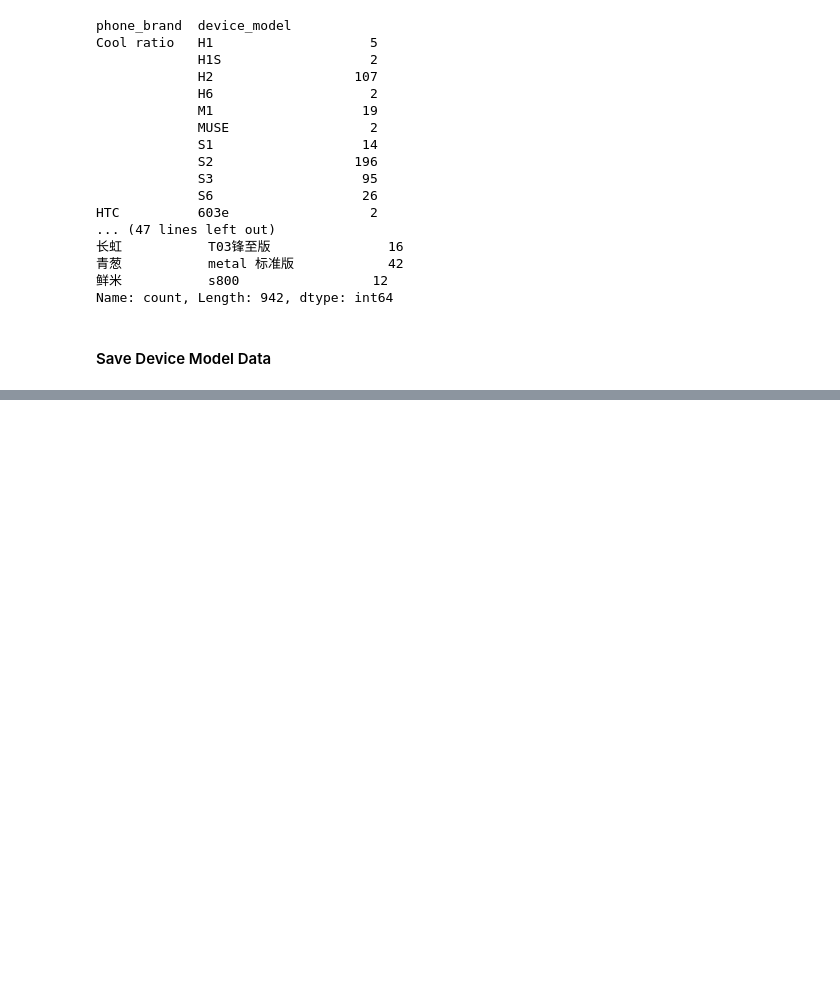
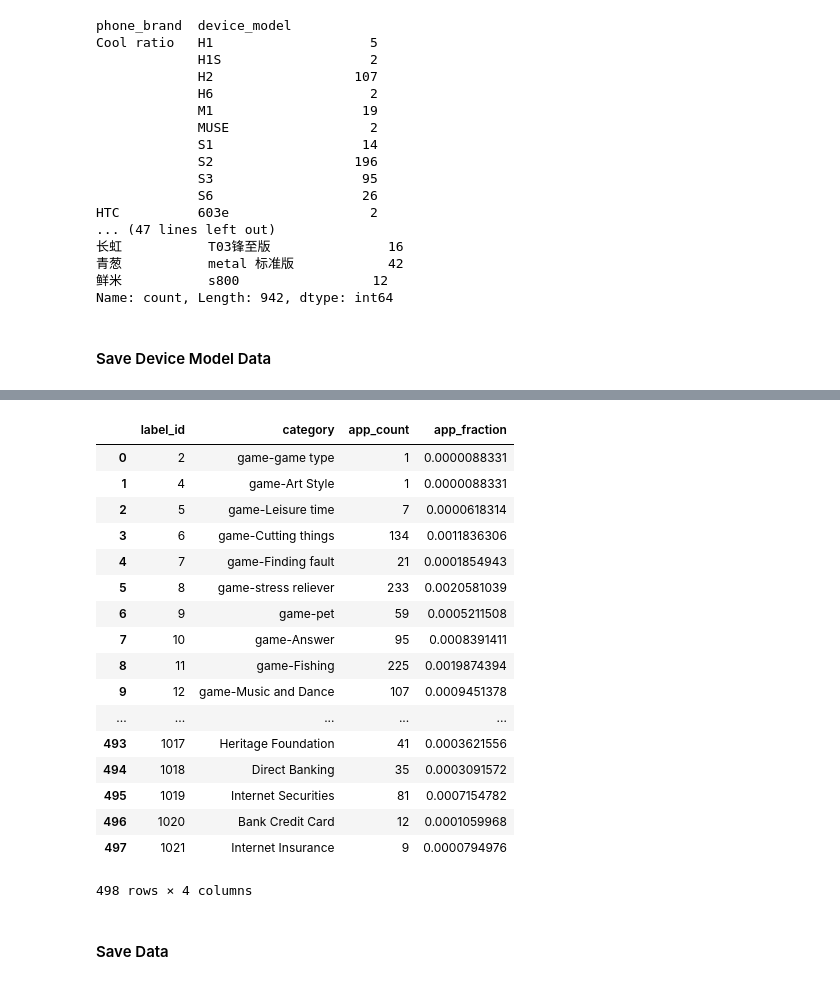
Before and after one commit to wlee0515/Application_Criteria_Generator, a Jupyter notebook: Application_Criteria_Generator/Code/DataPrep/Data Wrangling & Cleaning.ipynb, the cells around one changed output, grey strips where cells are left out. Saved outputs shown, nothing was run; the diff lists cells and outputs as text; code cells hidden in the pictures; blank space fills up the shorter version.

Commit message:
Added count for number of apps per label

```diff
--- a/Application_Criteria_Generator/Code/DataPrep/Data Wrangling & Cleaning.ipynb
+++ b/Application_Criteria_Generator/Code/DataPrep/Data Wrangling & Cleaning.ipynb
@@ -825,0 +828,9 @@ df_phone_list.to_csv('../../Data/Processed/device_model_count.csv', index=True,
+# %%
+df_app_per_label = df_app_label.copy()
+df_app_per_label = df_app_per_label.merge(df_label_categories, on="label_id", how="left")
+df_app_per_label = df_app_per_label.drop("app_id", axis=1)
+df_app_per_label["app_count"] = 1
+df_app_per_label = df_app_per_label.groupby(["label_id", "category"])["app_count"].sum()
+df_app_per_label.columns = ["app_count"]
+df_app_per_label = df_app_per_label.reset_index()
+df_app_per_label
@@ -825,0 +856,28 @@ df_phone_list.to_csv('../../Data/Processed/device_model_count.csv', index=True,
+# %%
+# convert sientific notation to decimals
+pd.set_option("display.float_format", lambda x:"%.10f" % x)
+
+number_of_apps = df_app_label["app_id"].nunique()
+df_app_per_label["app_fraction"] = df_app_per_label["app_count"].apply(lambda x : x / number_of_apps)
+df_app_per_label
+# %% [output]
+|  | label_id | category | app_count | app_fraction |
+| 0 | 2 | game-game type | 1 | 0.0000088331 |
+| 1 | 4 | game-Art Style | 1 | 0.0000088331 |
+| 2 | 5 | game-Leisure time | 7 | 0.0000618314 |
+| 3 | 6 | game-Cutting things | 134 | 0.0011836306 |
+| 4 | 7 | game-Finding fault | 21 | 0.0001854943 |
+| 5 | 8 | game-stress reliever | 233 | 0.0020581039 |
+| 6 | 9 | game-pet | 59 | 0.0005211508 |
+| 7 | 10 | game-Answer | 95 | 0.0008391411 |
+| 8 | 11 | game-Fishing | 225 | 0.0019874394 |
+| 9 | 12 | game-Music and Dance | 107 | 0.0009451378 |
+| ... | ... | ... | ... | ... |
+| 493 | 1017 | Heritage Foundation | 41 | 0.0003621556 |
+| 494 | 1018 | Direct Banking | 35 | 0.0003091572 |
+| 495 | 1019 | Internet Securities | 81 | 0.0007154782 |
+| 496 | 1020 | Bank Credit Card | 12 | 0.0001059968 |
+| 497 | 1021 | Internet Insurance | 9 | 0.0000794976 |
+498 rows × 4 columns
+# %% [markdown]
+#### Save Data
```
Also changed, not shown: parts of 3 cells of this notebook, 1 other file.
